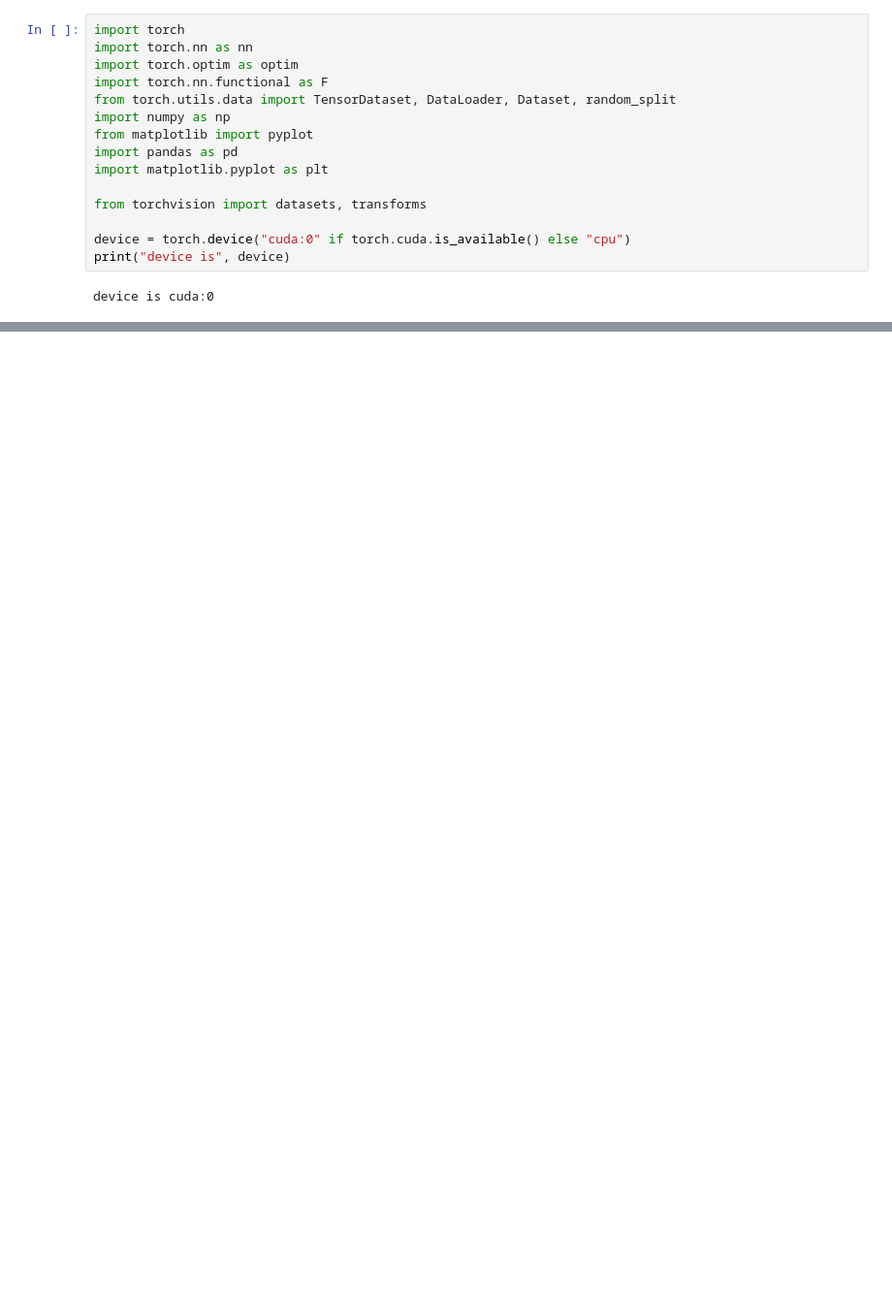
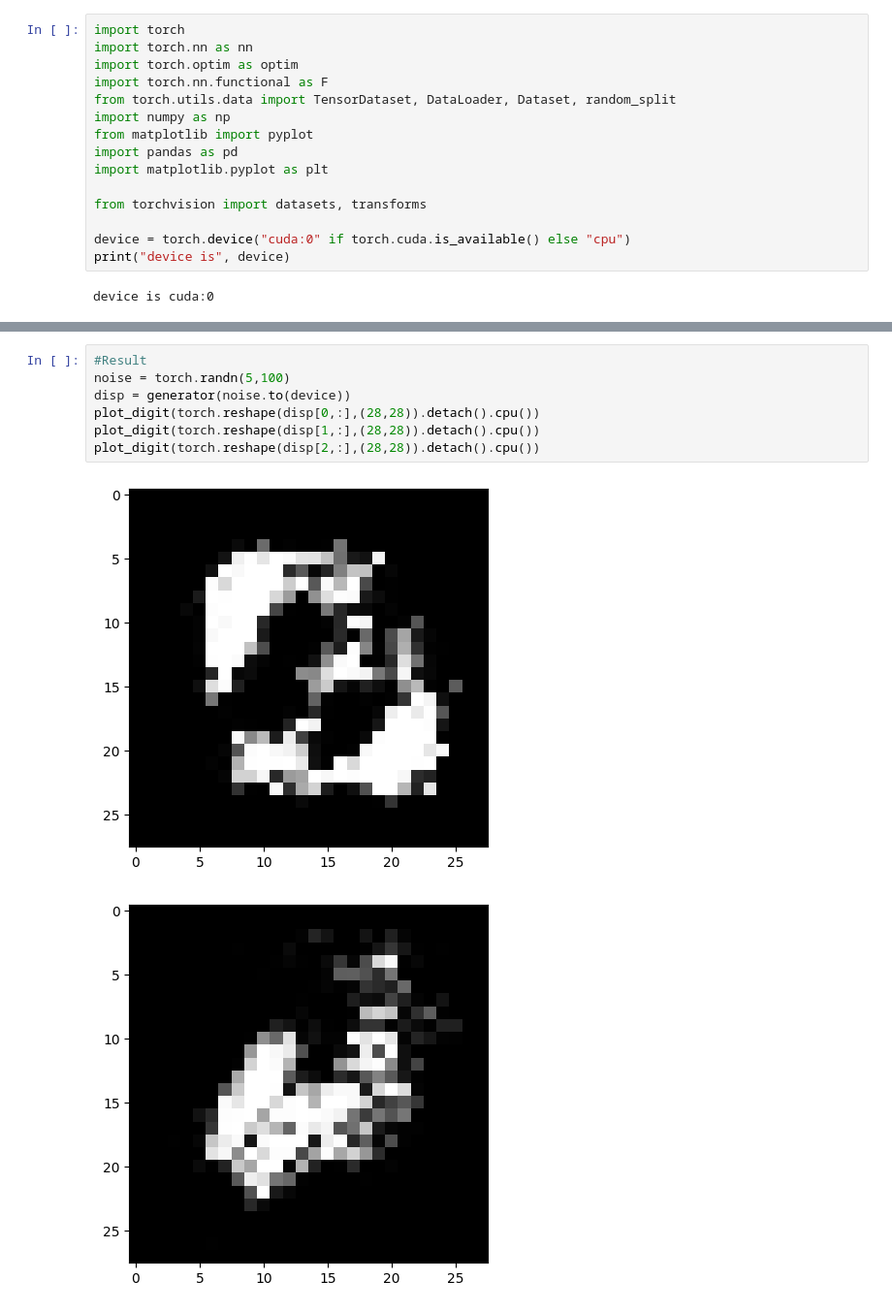
Before and after one commit to EkteMedium/Lab0_D7047E, a Jupyter notebook: Lab2/GAN2.ipynb, the cells around one changed output, grey strips where cells are left out. Shown at 97% size. Saved outputs shown, nothing was run; the diff lists cells and outputs as text; blank space fills up the shorter version.

```diff
--- a/Lab2/GAN2.ipynb
+++ b/Lab2/GAN2.ipynb
@@ -269,0 +219,10 @@ loss_g: 3.933128595352173       loss_d: 0.09669781476259232
+# %%
+#Result
+noise = torch.randn(5,100)
+disp = generator(noise.to(device))
+plot_digit(torch.reshape(disp[0,:],(28,28)).detach().cpu())
+plot_digit(torch.reshape(disp[1,:],(28,28)).detach().cpu())
+plot_digit(torch.reshape(disp[2,:],(28,28)).detach().cpu())
+# %% [output]
+[figure, added]
+[figure, added]
```
Also changed, not shown: parts of 5 cells of this notebook, 18 other files.
